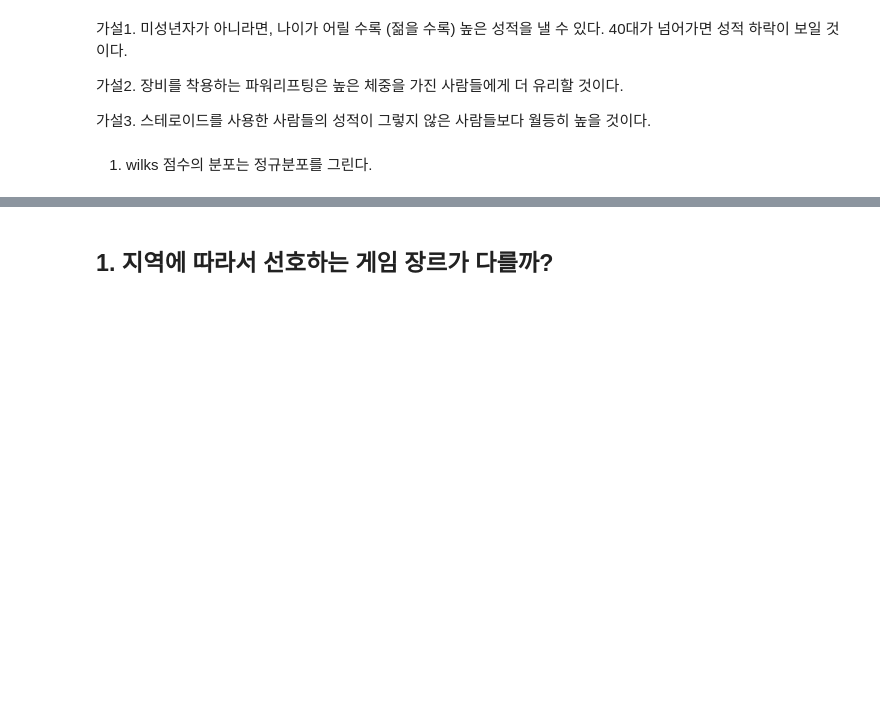
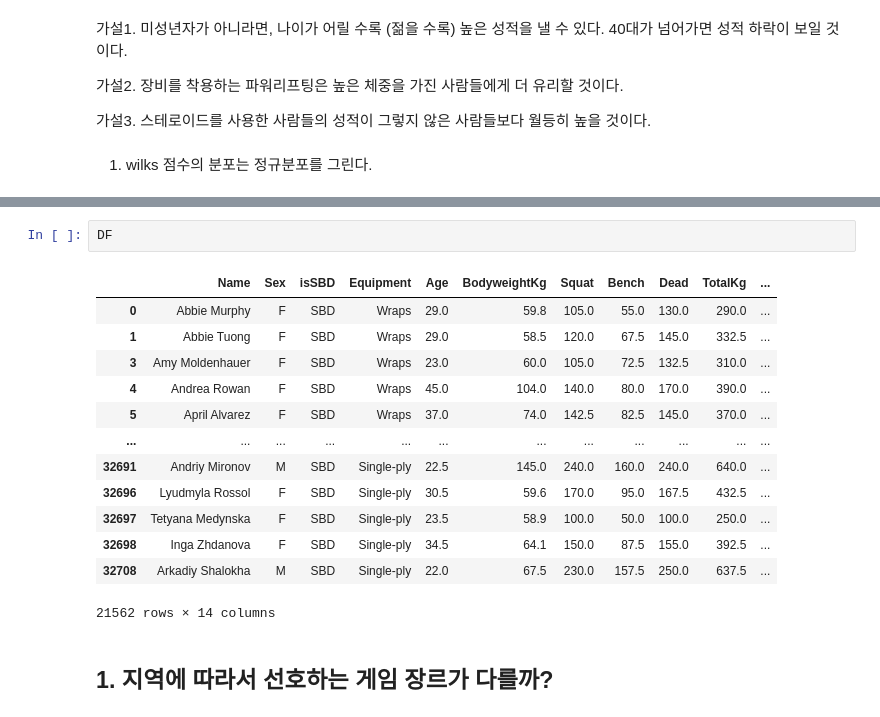
Before and after one commit to sbtmsk/Project2, a Jupyter notebook: AI_15_유재현_section2_project.ipynb, the cells around one changed output, grey strips where cells are left out. Cells and saved outputs as stored; diff of their text form; blank space fills up the shorter version.

```diff
--- a/AI_15_유재현_section2_project.ipynb
+++ b/AI_15_유재현_section2_project.ipynb
@@ -245,3 +282,19 @@ Text(0.5, 1.0, 'Wilks Distribution')
+# %%
+DF
+# %% [output]
+|  | Name | Sex | isSBD | Equipment | Age | BodyweightKg | Squat | Bench | Dead | TotalKg | ... |
+| 0 | Abbie Murphy | F | SBD | Wraps | 29.0 | 59.8 | 105.0 | 55.0 | 130.0 | 290.0 | ... |
+| 1 | Abbie Tuong | F | SBD | Wraps | 29.0 | 58.5 | 120.0 | 67.5 | 145.0 | 332.5 | ... |
+| 3 | Amy Moldenhauer | F | SBD | Wraps | 23.0 | 60.0 | 105.0 | 72.5 | 132.5 | 310.0 | ... |
+| 4 | Andrea Rowan | F | SBD | Wraps | 45.0 | 104.0 | 140.0 | 80.0 | 170.0 | 390.0 | ... |
+| 5 | April Alvarez | F | SBD | Wraps | 37.0 | 74.0 | 142.5 | 82.5 | 145.0 | 370.0 | ... |
+| ... | ... | ... | ... | ... | ... | ... | ... | ... | ... | ... | ... |
+| 32691 | Andriy Mironov | M | SBD | Single-ply | 22.5 | 145.0 | 240.0 | 160.0 | 240.0 | 640.0 | ... |
+| 32696 | Lyudmyla Rossol | F | SBD | Single-ply | 30.5 | 59.6 | 170.0 | 95.0 | 167.5 | 432.5 | ... |
+| 32697 | Tetyana Medynska | F | SBD | Single-ply | 23.5 | 58.9 | 100.0 | 50.0 | 100.0 | 250.0 | ... |
+| 32698 | Inga Zhdanova | F | SBD | Single-ply | 34.5 | 64.1 | 150.0 | 87.5 | 155.0 | 392.5 | ... |
+| 32708 | Arkadiy Shalokha | M | SBD | Single-ply | 22.0 | 67.5 | 230.0 | 157.5 | 250.0 | 637.5 | ... |
+21562 rows × 14 columns
 # %% [markdown]
 ## **1. 지역에 따라서 선호하는 게임 장르가 다를까?**
 # %%
```
Also changed, not shown: parts of 39 cells of this notebook.
